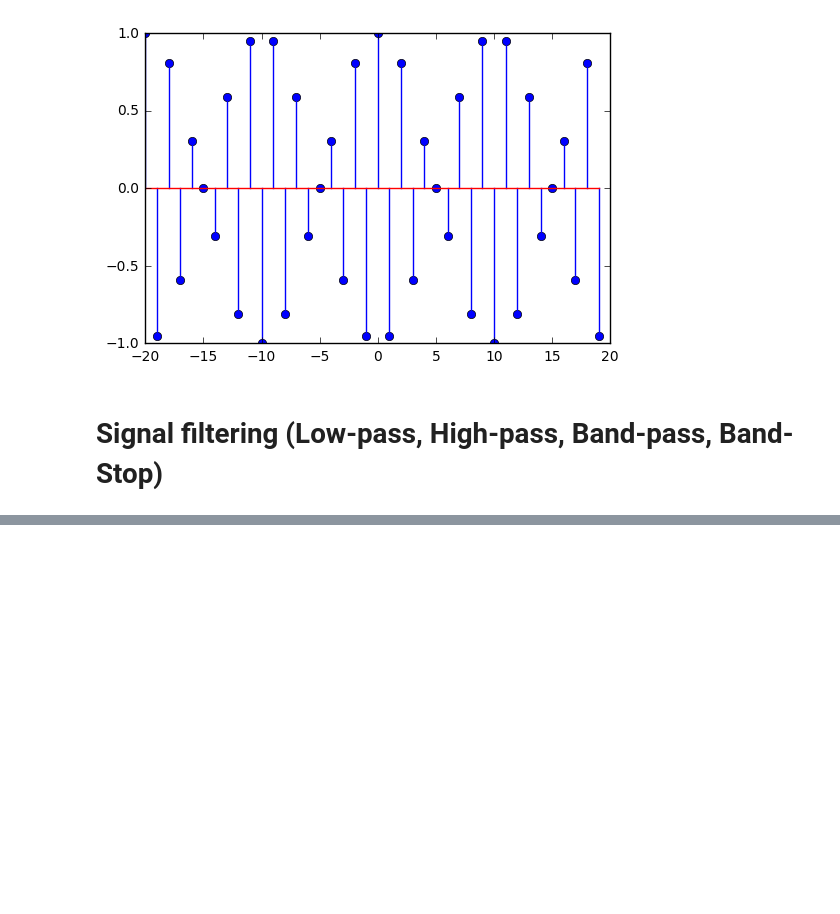
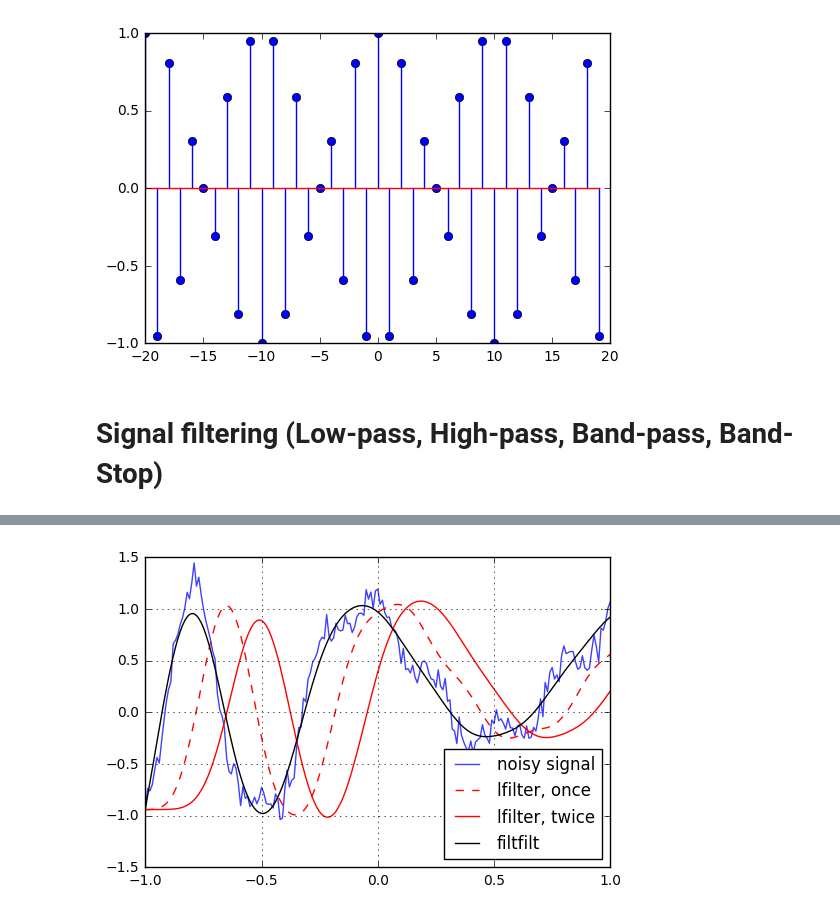
Before and after one commit to milorads/PythonBasics, a Jupyter notebook: Third Part.ipynb, the cells around one changed output, grey strips where cells are left out. Cells and saved outputs as stored; diff of their text form; code cells hidden in the pictures; blank space fills up the shorter version.

```diff
--- a/Third Part.ipynb
+++ b/Third Part.ipynb
@@ -39,0 +67,24 @@ plotter.stem(n,x)
+# %%
+# lfilter command
+from scipy import signal
+import matplotlib.pyplot as plotter
+t = np.linspace(-1, 1, 201)
+x = (np.sin(2*np.pi*0.75*t*(1-t)+2.1) + 0.1*np.sin(2*np.pi*1.25*t+1) + 0.18*np.cos(2*np.pi*3.85*t))
+xn = x+ np.random.randn(len(t)) * 0.08
+# butterworth filter
+b, a = signal.butter(3, 0.05)
+# initial filter condition
+zi = signal.lfilter_zi(b, a)
+z, _ = signal.lfilter(b, a, xn, zi=zi*xn[0])
+# applying the filter again to have filter of the same order
+z2, _ = signal.lfilter(b, a, z, zi=zi*z[0])
+# now we apply the filter
+y = signal.filtfilt(b, a, xn)
+# Now we plot the signal
+plotter.figure
+plotter.plot(t, xn, 'b', alpha=0.75)
+plotter.plot(t, z, 'r--', t, z2, 'r', t, y, 'k')
+plotter.legend(('noisy signal', 'lfilter, once', 'lfilter, twice', 'filtfilt'), loc='best')
+plotter.grid(True)
+# %% [output]
+[figure, added]
```
Also changed, not shown: parts of 5 cells of this notebook.
